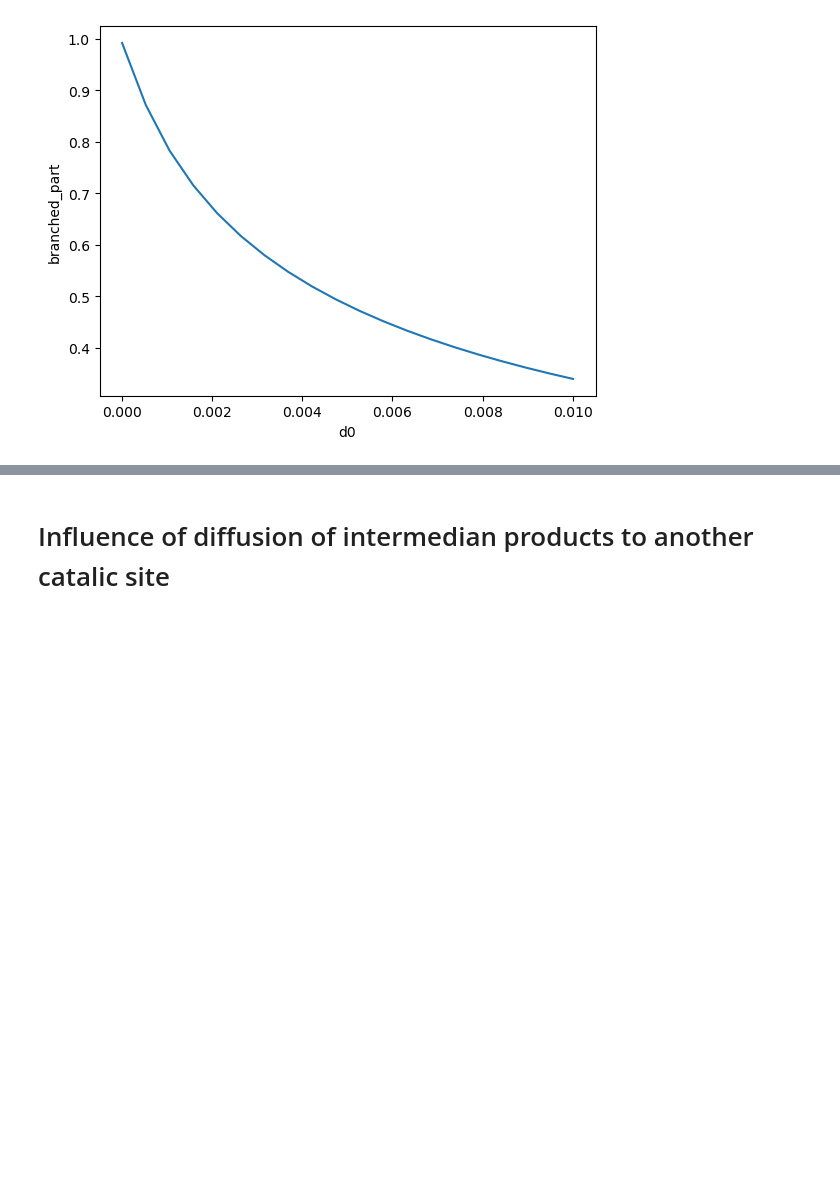
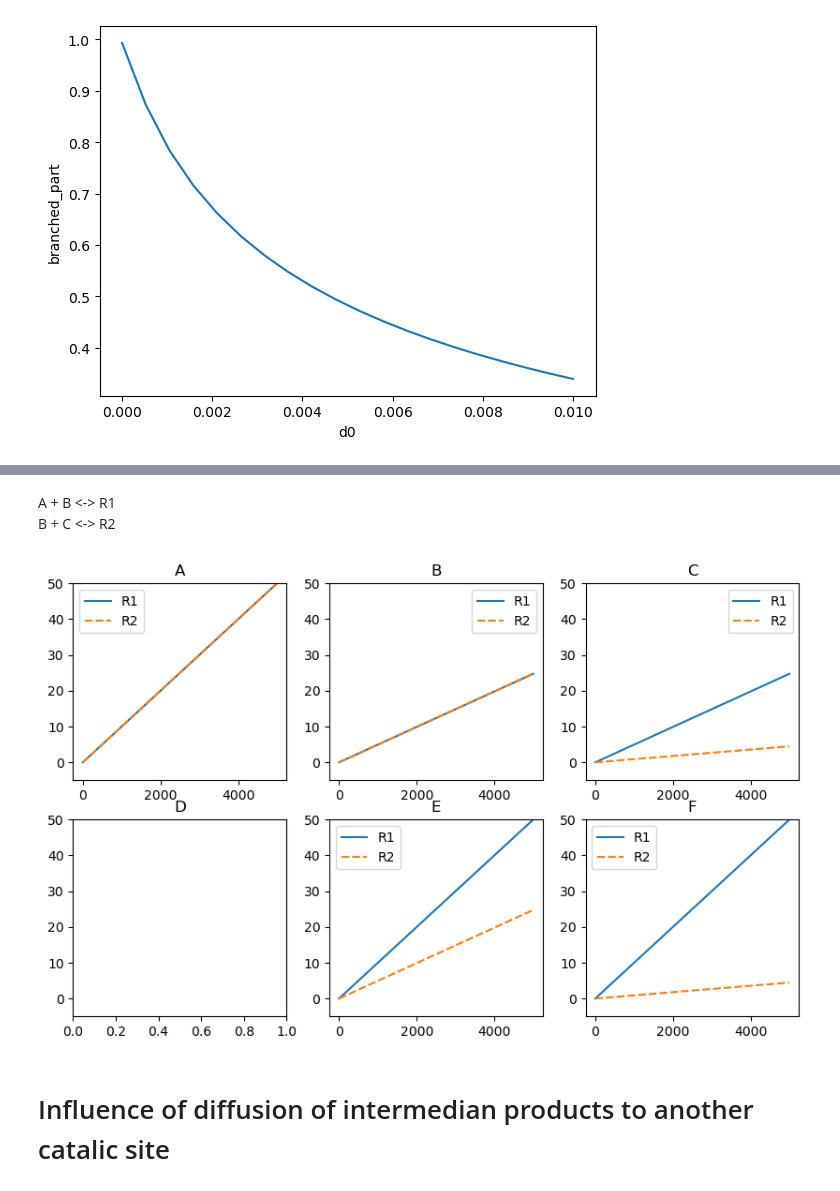
Before and after one commit to aleksandravdoshin/reactor_model, a Jupyter notebook: Oligomerization_example.ipynb, the cells around one changed output, grey strips where cells are left out. Saved outputs shown, nothing was run; the diff lists cells and outputs as text; code cells hidden in the pictures; blank space fills up the shorter version.

```diff
--- a/Oligomerization_example.ipynb
+++ b/Oligomerization_example.ipynb
@@ -227,0 +241,3 @@ sns.lineplot(con.execute(s).df(), x='d0', y='branched_part')
+# %% [markdown]
+A + B <-> R1
+B + C <-> R2
@@ -228,3 +304,19 @@ sns.lineplot(con.execute(s).df(), x='d0', y='branched_part')
+# %%
+fig, axs = plt.subplots(2, 3, figsize=(10, 6))
+
+sns.lineplot(sol0[['R1', 'R2']].iloc[::1000, :], ax=axs[0, 0])
+sns.lineplot(sol1[['R1', 'R2']].iloc[::1000, :], ax=axs[0, 1])
+sns.lineplot(sol2[['R1', 'R2']].iloc[::1000, :], ax=axs[0, 2])
+sns.lineplot(sol3[['R1', 'R2']].iloc[::1000, :], ax=axs[1, 1])
+sns.lineplot(sol4[['R1', 'R2']].iloc[::1000, :], ax=axs[1, 2])
+
+names = [['A', 'B', 'C'], ['D', 'E', 'F']]
+for i in range(2):
+    for j in range(3):
+        axs[i, j].set_ylim([-5, 50])
+        axs[i, j].set_title(f'{names[i][j]}')
+# %% [output]
+[figure, added]
 # %% [markdown]
 # Influence of diffusion of intermedian products to another catalic site
 # %%
```
Also changed, not shown: parts of 12 cells of this notebook, 3 other files.
